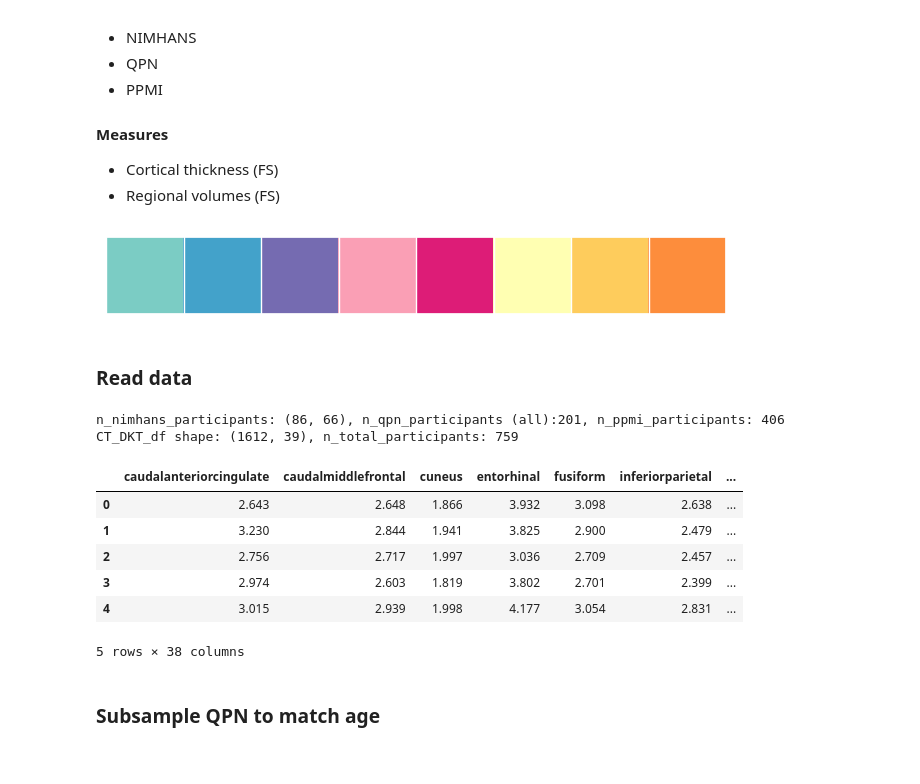
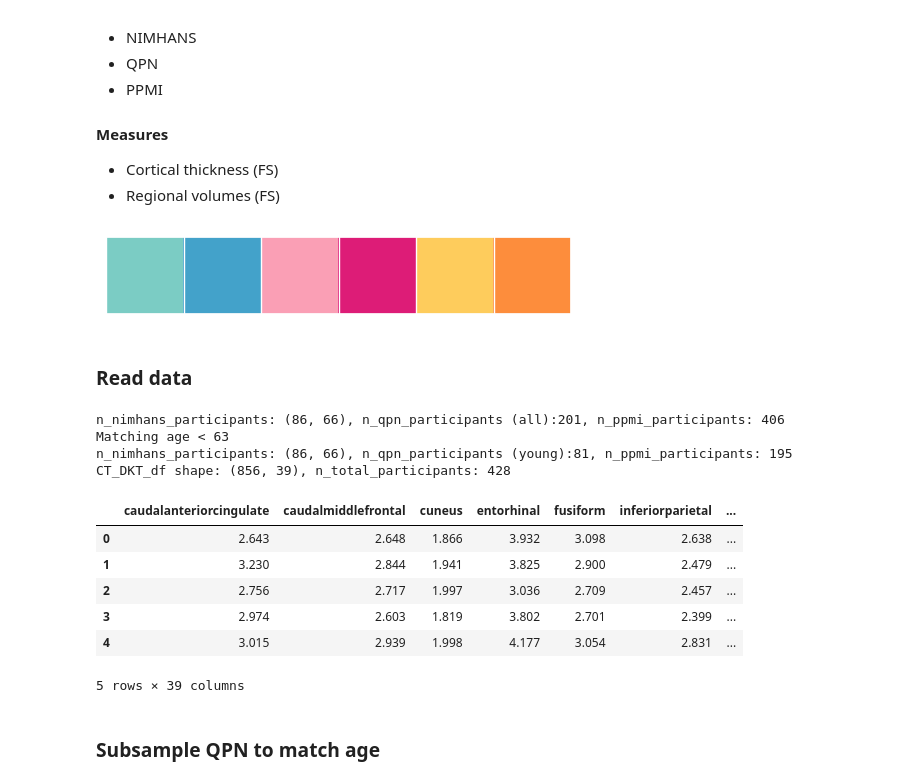
Before and after one commit to neurodatascience/mr_proc-nimhans_serb, a Jupyter notebook: analysis/CT/notebooks/population_comparisons.ipynb, the cells around one changed output. Saved outputs shown, nothing was run; the diff lists cells and outputs as text; code cells hidden in the pictures.

```diff
--- a/analysis/CT/notebooks/population_comparisons.ipynb
+++ b/analysis/CT/notebooks/population_comparisons.ipynb
@@ -37,26 +37,31 @@ demo_cols = ["bids_id","age","sex","group","hemi","dataset"]
 # %%
 from enum import Enum
 class my_colors(Enum):
     NIM_CONTROL = "#7bccc4"
     NIM_SERB_PD = "#43a2ca"
     NIM_METAL_PD = "#756bb1"
     QPN_CONTROL = "#fa9fb5"
     QPN_PD = "#dd1c77"
-    PPMI_CONTROL = "#ffffb2"
-    PPMI_PRODROMAL = "#fecc5c"
+    PPMI_CONTROL = "#fecc5c"
+    # PPMI_PRODROMAL = "#fecc5c"
     PPMI_PD = "#fd8d3c"
 
-color_list = [my_colors.NIM_CONTROL.value, my_colors.NIM_SERB_PD.value, my_colors.NIM_METAL_PD.value,
+# color_list = [my_colors.NIM_CONTROL.value, my_colors.NIM_SERB_PD.value, my_colors.NIM_METAL_PD.value,
+#               my_colors.QPN_CONTROL.value, my_colors.QPN_PD.value,
+#               my_colors.PPMI_CONTROL.value, my_colors.PPMI_PRODROMAL.value, my_colors.PPMI_PD.value]
+
+color_list = [my_colors.NIM_CONTROL.value, my_colors.NIM_SERB_PD.value,
               my_colors.QPN_CONTROL.value, my_colors.QPN_PD.value,
-              my_colors.PPMI_CONTROL.value, my_colors.PPMI_PRODROMAL.value, my_colors.PPMI_PD.value]
+              my_colors.PPMI_CONTROL.value, my_colors.PPMI_PD.value]
 
 palette = sns.color_palette(palette=color_list) #sns.husl_palette()
 
-hue_order = ["NIMHANS_SERB-control", "NIMHANS_SERB-PD", "NIMHANS_METAL-PD", "QPN-control", "QPN-PD", "PPMI-control", "PPMI-prodromal", "PPMI-PD"]
+hue_order = ["NIMHANS_SERB-control", "NIMHANS_SERB-PD", "NIMHANS_METAL-PD", "QPN-control", "QPN-PD",
+              "PPMI-control",  "PPMI-PD"] #"PPMI-prodromal",
 
 sns.palplot(palette)
 # %% [output]
-[figure, old version]
+[figure, new version]
 # %% [markdown]
 ### Read data
 # %%
@@ -104,19 +109,21 @@ print(f"CT_DKT_df shape: {CT_DKT_df.shape}, n_total_participants: {len(CT_DKT_df
 
 
 ## tmp
-CT_DKT_df = CT_DKT_df.drop(columns=["participant_id"])
+# CT_DKT_df = CT_DKT_df.drop(columns=["participant_id"])
 
 CT_DKT_df.head()
 # %% [output]
 n_nimhans_participants: (86, 66), n_qpn_participants (all):201, n_ppmi_participants: 406
-CT_DKT_df shape: (1612, 39), n_total_participants: 759
+Matching age < 63
+n_nimhans_participants: (86, 66), n_qpn_participants (young):81, n_ppmi_participants: 195
+CT_DKT_df shape: (856, 39), n_total_participants: 428
 |  | caudalanteriorcingulate | caudalmiddlefrontal | cuneus | entorhinal | fusiform | inferiorparietal | ... |
 | 0 | 2.643 | 2.648 | 1.866 | 3.932 | 3.098 | 2.638 | ... |
 | 1 | 3.230 | 2.844 | 1.941 | 3.825 | 2.900 | 2.479 | ... |
 | 2 | 2.756 | 2.717 | 1.997 | 3.036 | 2.709 | 2.457 | ... |
 | 3 | 2.974 | 2.603 | 1.819 | 3.802 | 2.701 | 2.399 | ... |
 | 4 | 3.015 | 2.939 | 1.998 | 4.177 | 3.054 | 2.831 | ... |
-5 rows × 38 columns
+5 rows × 39 columns
 # %% [markdown]
 ### Subsample QPN to match age
 # %%
```
Also changed, not shown: parts of 24 cells of this notebook, 3 other files.
